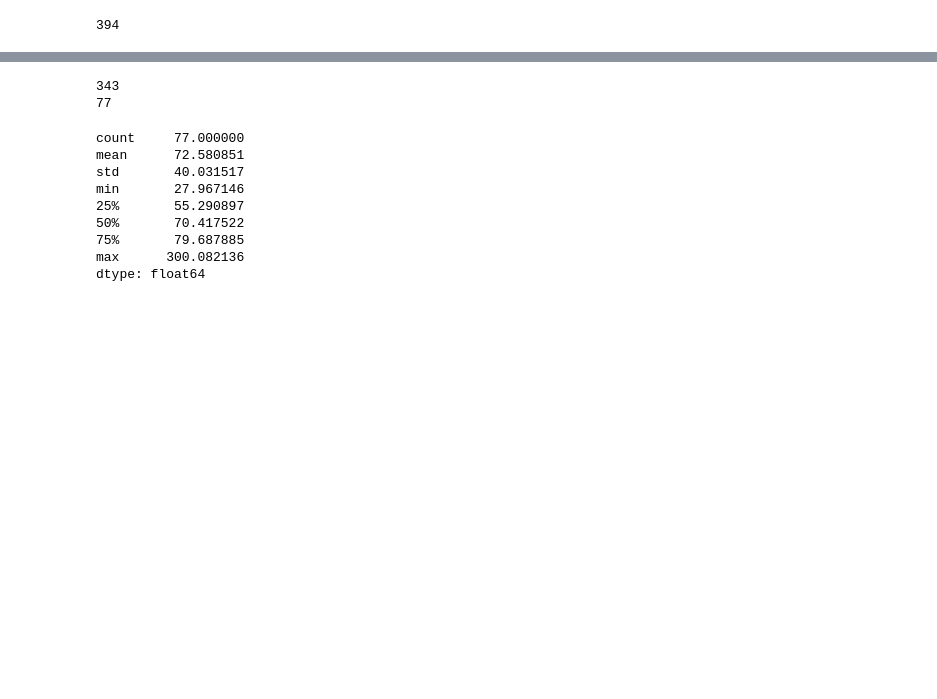
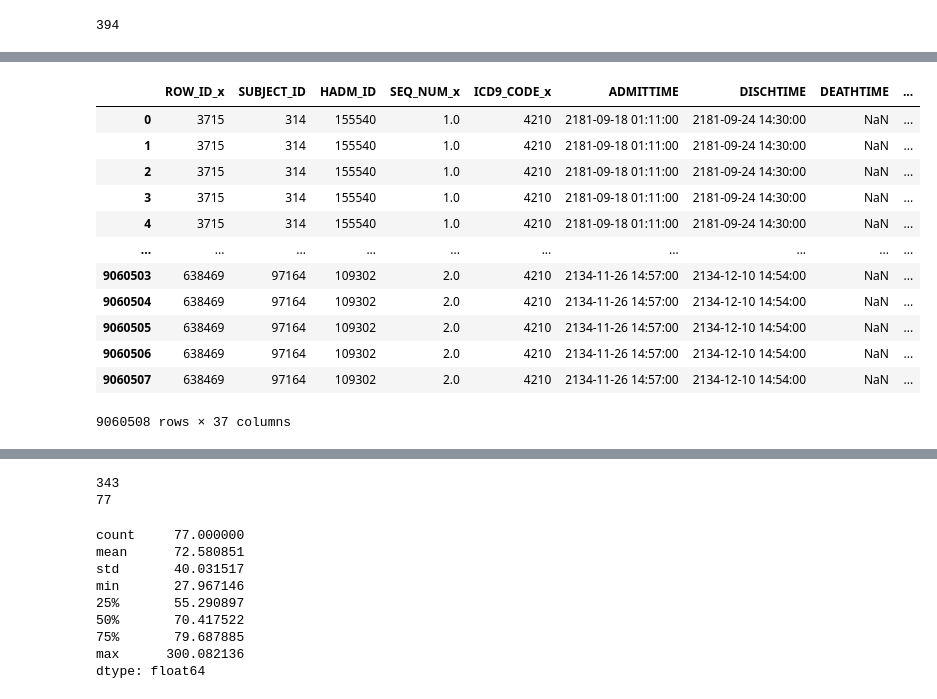
Before and after one commit to SoppingBook/Precision-Medicine-BIOE5860, a Jupyter notebook: Finding Diagnoses Ages.ipynb, the cells around one changed output, grey strips where cells are left out. Cells and saved outputs as stored; diff of their text form; code cells hidden in the pictures; blank space fills up the shorter version.

```diff
--- a/Finding Diagnoses Ages.ipynb
+++ b/Finding Diagnoses Ages.ipynb
@@ -140,0 +219,19 @@ print(len(people_with_code))
+# %%
+#next add in lab events for each HADM_ID in all_previous_diagnoses
+#merge on SUBJECT_ID and HADM_ID
+all_previous_diagnoses = pd.merge(all_previous_diagnoses, labevents, on=['SUBJECT_ID', 'HADM_ID'], how='left')
+all_previous_diagnoses
+# %% [output]
+|  | ROW_ID_x | SUBJECT_ID | HADM_ID | SEQ_NUM_x | ICD9_CODE_x | ADMITTIME | DISCHTIME | DEATHTIME | ... |
+| 0 | 3715 | 314 | 155540 | 1.0 | 4210 | 2181-09-18 01:11:00 | 2181-09-24 14:30:00 | NaN | ... |
+| 1 | 3715 | 314 | 155540 | 1.0 | 4210 | 2181-09-18 01:11:00 | 2181-09-24 14:30:00 | NaN | ... |
+| 2 | 3715 | 314 | 155540 | 1.0 | 4210 | 2181-09-18 01:11:00 | 2181-09-24 14:30:00 | NaN | ... |
+| 3 | 3715 | 314 | 155540 | 1.0 | 4210 | 2181-09-18 01:11:00 | 2181-09-24 14:30:00 | NaN | ... |
+| 4 | 3715 | 314 | 155540 | 1.0 | 4210 | 2181-09-18 01:11:00 | 2181-09-24 14:30:00 | NaN | ... |
+| ... | ... | ... | ... | ... | ... | ... | ... | ... | ... |
+| 9060503 | 638469 | 97164 | 109302 | 2.0 | 4210 | 2134-11-26 14:57:00 | 2134-12-10 14:54:00 | NaN | ... |
+| 9060504 | 638469 | 97164 | 109302 | 2.0 | 4210 | 2134-11-26 14:57:00 | 2134-12-10 14:54:00 | NaN | ... |
+| 9060505 | 638469 | 97164 | 109302 | 2.0 | 4210 | 2134-11-26 14:57:00 | 2134-12-10 14:54:00 | NaN | ... |
+| 9060506 | 638469 | 97164 | 109302 | 2.0 | 4210 | 2134-11-26 14:57:00 | 2134-12-10 14:54:00 | NaN | ... |
+| 9060507 | 638469 | 97164 | 109302 | 2.0 | 4210 | 2134-11-26 14:57:00 | 2134-12-10 14:54:00 | NaN | ... |
+9060508 rows × 37 columns
```
Also changed, not shown: parts of 6 cells of this notebook.
